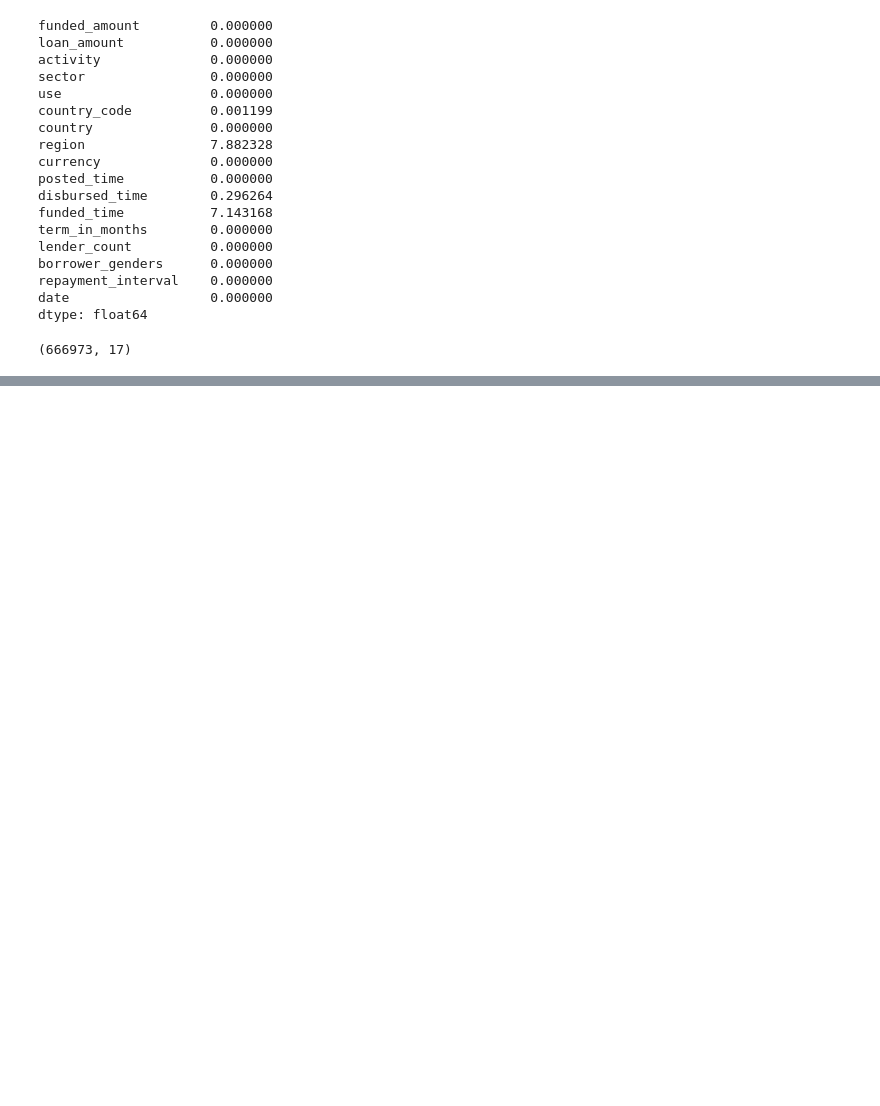
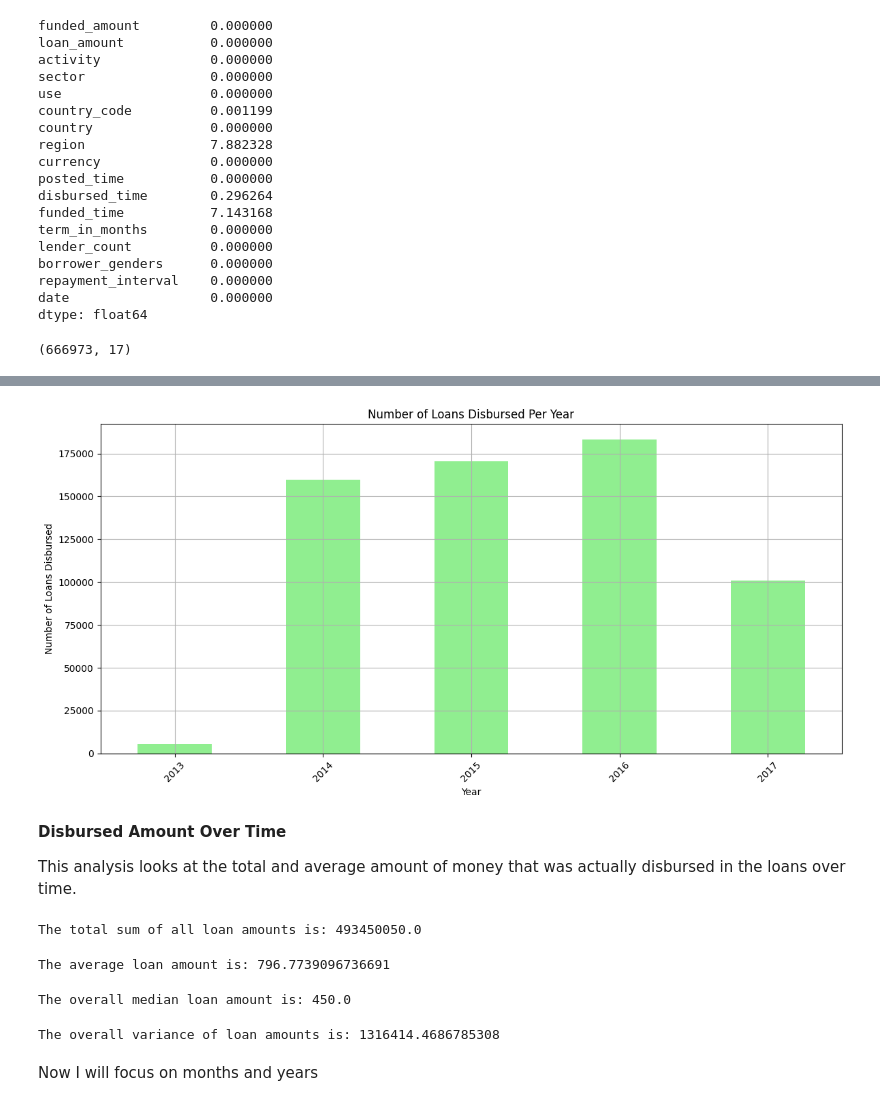
Before and after one commit to KarolinaMotyka/BDS-Karolina-Motyka, a Jupyter notebook: Kiva_assignement.ipynb, the cells around one changed output, grey strips where cells are left out. Cells and saved outputs as stored; diff of their text form; code cells hidden in the pictures; blank space fills up the shorter version.

```diff
--- a/Kiva_assignement.ipynb
+++ b/Kiva_assignement.ipynb
@@ -171,0 +342,3 @@ df_search_type.head(30)
+# %%
+# Count the number of loans in each year
+loans_per_year = df_cleaned.groupby('year').size()
@@ -171,0 +355,48 @@ df_search_type.head(30)
+# %%
+# Visualization: number of loans per year
+plt.figure(figsize=(12, 6))
+loans_per_year.plot(kind='bar', color='lightgreen')  # Use 'lightgreen' for visibility
+plt.title('Number of Loans Disbursed Per Year')
+plt.xlabel('Year')
+plt.ylabel('Number of Loans Disbursed')
+plt.xticks(rotation=45)  # Rotate x-axis labels for better readability
+plt.grid(True)
+plt.tight_layout()
+plt.show()
+# %% [output]
+[figure, added]
+# %% [markdown]
+**Disbursed Amount Over Time**
+
+
+This analysis looks at the total and average amount of money that was actually disbursed in the loans over time.
+# %%
+# Calculate the total sum of 'loan_amount'
+total_loan_amount = df_cleaned['loan_amount'].sum()
+
+print("The total sum of all loan amounts is:", total_loan_amount)
+# %% [output]
+The total sum of all loan amounts is: 493450050.0
+# %%
+# Calculate the overall average loan amount
+average_loan_amount = df_cleaned['loan_amount'].mean()
+
+print("The average loan amount is:", average_loan_amount)
+# %% [output]
+The average loan amount is: 796.7739096736691
+# %%
+# Calculate the overall median of 'loan_amount'
+median_loan_amount = df_cleaned['loan_amount'].median()
+
+print("The overall median loan amount is:", median_loan_amount)
+# %% [output]
+The overall median loan amount is: 450.0
+# %%
+# Calculate the overall variance of 'loan_amount'
+variance_loan_amount = df_cleaned['loan_amount'].var()
+
+print("The overall variance of loan amounts is:", variance_loan_amount)
+# %% [output]
+The overall variance of loan amounts is: 1316414.4686785308
+# %% [markdown]
+Now I will focus on months and years
```
Also changed, not shown: parts of 34 cells of this notebook, 1 other file.
